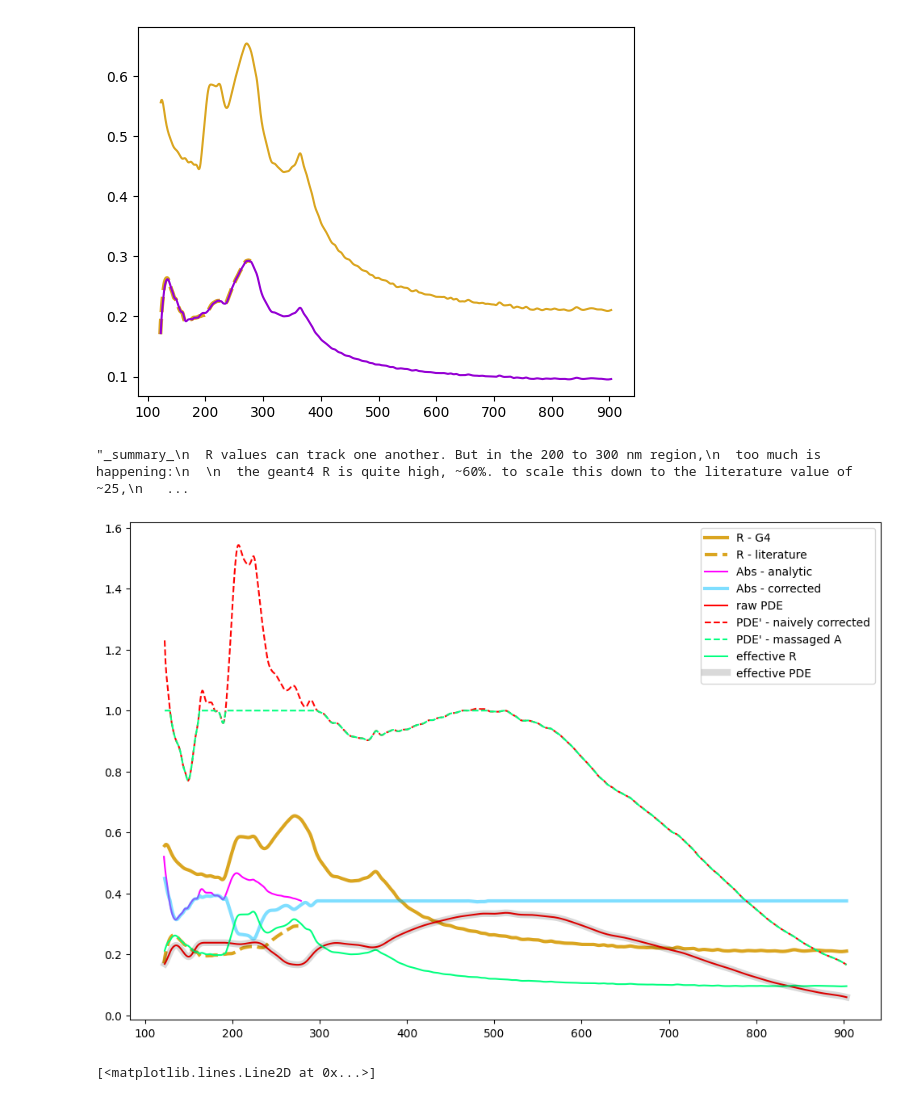
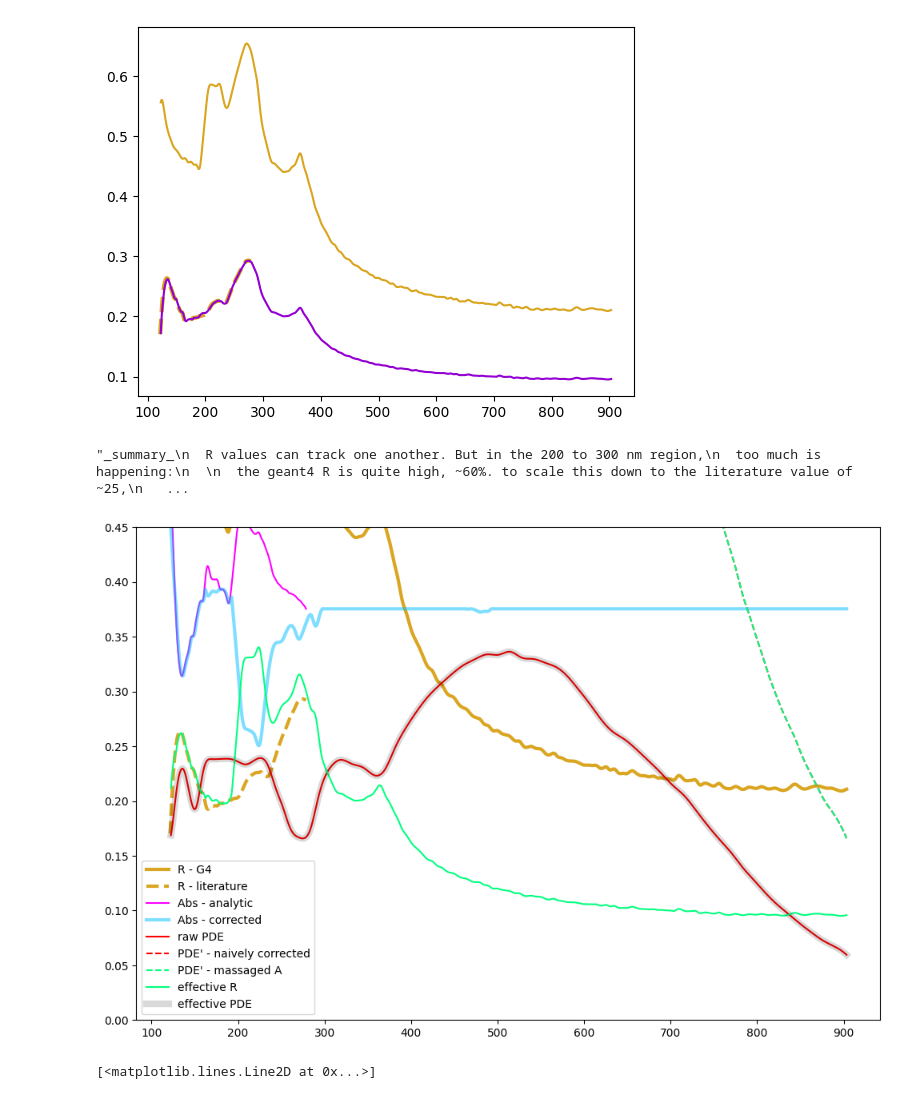
Before and after one commit to austindsc/PDEcorrection_g4_lolx, a Jupyter notebook: pythonScripts/doScaling_restartv35.ipynb, the cells around one changed output. Saved outputs shown, nothing was run; the diff lists cells and outputs as text; code cells hidden in the pictures.

```diff
--- a/pythonScripts/doScaling_restartv35.ipynb
+++ b/pythonScripts/doScaling_restartv35.ipynb
@@ -399,34 +399,36 @@ plt.plot(xplot_pde, pdeP_simplest_min, color = ms.red.col, linestyle = "--", lab
 plt.plot(xplot_pde, pdeP_massaged, color = ms.green.col, linestyle = "--", label = "PDE' - massaged A")
 
 plt.plot(xplot_pde, r_f(xplot_pde) * (1 - D - A_massaged), color = ms.green.col, label = "effective R")
 
 # plt.plot(xplot_pde, r_f(xplot_pde) * (1 - D - A_massaged_Low), color = "darkGreen", linewidth = 3, label = "effective R - Low A")
 
 plt.plot(xplot_pde, 0.0 + pdeP_massaged * (1 - A_massaged - D) * (1 - r_f(xplot_pde)), color = "k", alpha = 0.15, linewidth = 6, linestyle = "-", label = "effective PDE")
 
+plt.ylim(0, 0.45)
+
 plt.legend()
 
 """_summary_
   R values can track one another. But in the 200 to 300 nm region,
   too much is happening:
 
   the geant4 R is quite high, ~60%. to scale this down to the literature value of ~25,
   and including the 17% diffuse reflectivity, we need to absorb around 40-50% of the photons
 
   Then when the (1-R)(1-A-D) photons make it through (to the active region), there aren't enough
   to make the PDE' track the literature PDE and we get PDE' > 1.0 which we can't simulate
 
   SO. we do the calculation for A naively, which gives some PDE' > 1
   then we change the A values to make PDE' = 1.0 (this corresponds to decreasing absorption)
   This gets PDE' right, but increases the reflectivity a little bit. About 15% wrong in a small region
 
 
   If we want, we can give A some other shape to increase R at longer wavelengths. PDE' should be self consistent.
   But I think fixing it at the last value is okay. The Ref does still track the PDE quite well.
 """
 # %% [output]
 "_summary_\n  R values can track one another. But in the 200 to 300 nm region,\n  too much is happening:\n  \n  the geant4 R is quite high, ~60%. to scale this down to the literature value of ~25,\n   ...
-[figure, old version]
+[figure, new version]
 # %%
 # changing the tail of A to see if things stay self consistent
 A_massaged_Low = np.copy(A_massaged)
```
Also changed, not shown: parts of 3 cells of this notebook, 8 other files.
